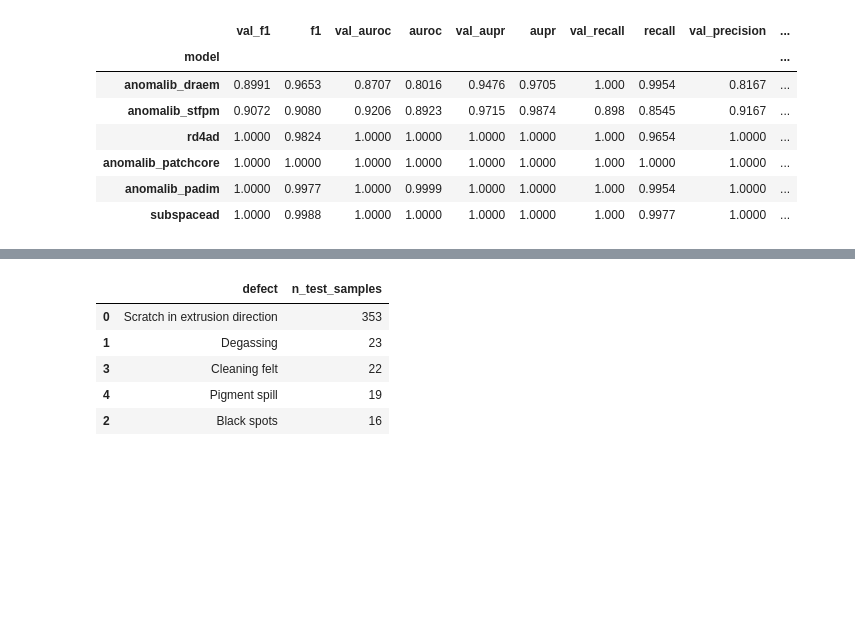
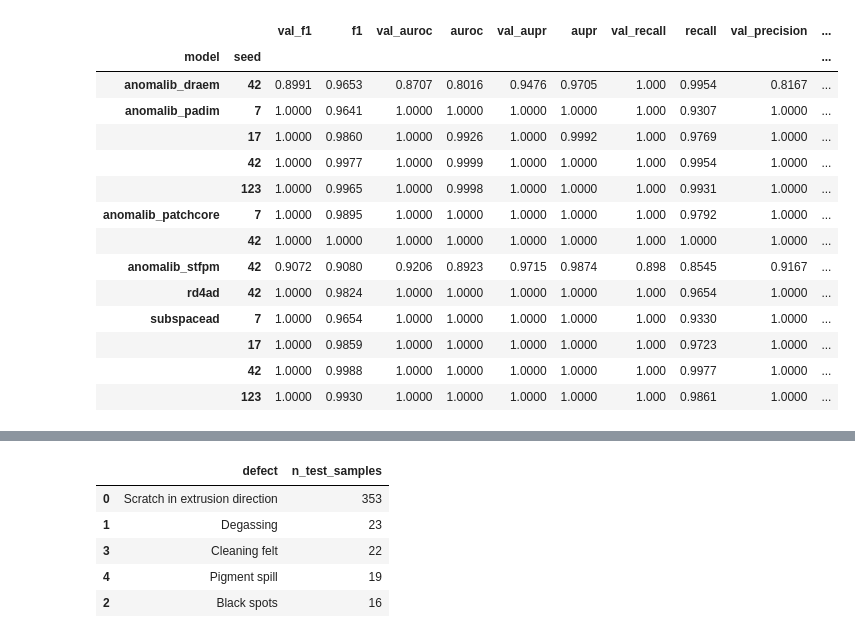
Before and after one commit to LorenzSF/Real-time-visual-defect-detection, a Jupyter notebook: notebooks/analyze jobB.ipynb, the cells around one changed output, grey strips where cells are left out. Drawn from its saved outputs; the diff is of its cells as text; code cells hidden in the pictures; blank space fills up the shorter version.

```diff
--- a/notebooks/analyze jobB.ipynb
+++ b/notebooks/analyze jobB.ipynb
@@ -32,11 +42,14 @@ if REPO.name == "notebooks":
 
 OUTPUTS = REPO / "data" / "outputs"
 JOBB_DIR = OUTPUTS / "jobB_val_defect_V1"
+JOBB_SEED_DIR = OUTPUTS / "jobB_val_defect_and_seed"
 JOBA_DIR = OUTPUTS / "jobA_val_defect_V1"
 ANALYSIS_DIR = JOBB_DIR / "_analysis"
 
-assert JOBB_DIR.is_dir(), f"missing {JOBB_DIR}"
-print("REPO    :", REPO)
-print("JOBB    :", JOBB_DIR)
-print("JOBA    :", JOBA_DIR if JOBA_DIR.is_dir() else "(not present)")
+JOBB_SOURCES = [d for d in (JOBB_DIR, JOBB_SEED_DIR) if d.is_dir()]
+assert JOBB_SOURCES, f"no JobB output dirs found under {OUTPUTS}"
+print("REPO         :", REPO)
+for d in JOBB_SOURCES:
+    print("JOBB source :", d)
+print("JOBA         :", JOBA_DIR if JOBA_DIR.is_dir() else "(not present)")
 # %% [output]
@@ -127,17 +178,24 @@ summary.round(4)
 # %%
-# val (calibration) vs test (held-out) — generalization gap.
-gap_cols = ["model", "val_f1", "f1", "val_auroc", "auroc", "val_aupr", "aupr", "val_recall", "recall", "val_precision", "precision"]
+# val (calibration) vs test (held-out) — generalization gap, per (model, seed).
+gap_cols = ["model", "seed", "val_f1", "f1", "val_auroc", "auroc", "val_aupr", "aupr", "val_recall", "recall", "val_precision", "precision"]
 gap = df[gap_cols].copy()
 for m in ["f1", "auroc", "aupr", "recall", "precision"]:
     gap[f"{m}_gap"] = gap[m] - gap[f"val_{m}"]
-gap.set_index("model").round(4)
+gap.sort_values(["model", "seed"]).set_index(["model", "seed"]).round(4)
 # %% [output]
-|  | val_f1 | f1 | val_auroc | auroc | val_aupr | aupr | val_recall | recall | val_precision | ... |
-| model |  |  |  |  |  |  |  |  |  | ... |
-| anomalib_draem | 0.8991 | 0.9653 | 0.8707 | 0.8016 | 0.9476 | 0.9705 | 1.000 | 0.9954 | 0.8167 | ... |
-| anomalib_stfpm | 0.9072 | 0.9080 | 0.9206 | 0.8923 | 0.9715 | 0.9874 | 0.898 | 0.8545 | 0.9167 | ... |
-| rd4ad | 1.0000 | 0.9824 | 1.0000 | 1.0000 | 1.0000 | 1.0000 | 1.000 | 0.9654 | 1.0000 | ... |
-| anomalib_patchcore | 1.0000 | 1.0000 | 1.0000 | 1.0000 | 1.0000 | 1.0000 | 1.000 | 1.0000 | 1.0000 | ... |
-| anomalib_padim | 1.0000 | 0.9977 | 1.0000 | 0.9999 | 1.0000 | 1.0000 | 1.000 | 0.9954 | 1.0000 | ... |
-| subspacead | 1.0000 | 0.9988 | 1.0000 | 1.0000 | 1.0000 | 1.0000 | 1.000 | 0.9977 | 1.0000 | ... |
+|  |  | val_f1 | f1 | val_auroc | auroc | val_aupr | aupr | val_recall | recall | val_precision | ... |
+| model | seed |  |  |  |  |  |  |  |  |  | ... |
+| anomalib_draem | 42 | 0.8991 | 0.9653 | 0.8707 | 0.8016 | 0.9476 | 0.9705 | 1.000 | 0.9954 | 0.8167 | ... |
+| anomalib_padim | 7 | 1.0000 | 0.9641 | 1.0000 | 1.0000 | 1.0000 | 1.0000 | 1.000 | 0.9307 | 1.0000 | ... |
+|  | 17 | 1.0000 | 0.9860 | 1.0000 | 0.9926 | 1.0000 | 0.9992 | 1.000 | 0.9769 | 1.0000 | ... |
+|  | 42 | 1.0000 | 0.9977 | 1.0000 | 0.9999 | 1.0000 | 1.0000 | 1.000 | 0.9954 | 1.0000 | ... |
+|  | 123 | 1.0000 | 0.9965 | 1.0000 | 0.9998 | 1.0000 | 1.0000 | 1.000 | 0.9931 | 1.0000 | ... |
+| anomalib_patchcore | 7 | 1.0000 | 0.9895 | 1.0000 | 1.0000 | 1.0000 | 1.0000 | 1.000 | 0.9792 | 1.0000 | ... |
+|  | 42 | 1.0000 | 1.0000 | 1.0000 | 1.0000 | 1.0000 | 1.0000 | 1.000 | 1.0000 | 1.0000 | ... |
+| anomalib_stfpm | 42 | 0.9072 | 0.9080 | 0.9206 | 0.8923 | 0.9715 | 0.9874 | 0.898 | 0.8545 | 0.9167 | ... |
+| rd4ad | 42 | 1.0000 | 0.9824 | 1.0000 | 1.0000 | 1.0000 | 1.0000 | 1.000 | 0.9654 | 1.0000 | ... |
+| subspacead | 7 | 1.0000 | 0.9654 | 1.0000 | 1.0000 | 1.0000 | 1.0000 | 1.000 | 0.9330 | 1.0000 | ... |
+|  | 17 | 1.0000 | 0.9859 | 1.0000 | 1.0000 | 1.0000 | 1.0000 | 1.000 | 0.9723 | 1.0000 | ... |
+|  | 42 | 1.0000 | 0.9988 | 1.0000 | 1.0000 | 1.0000 | 1.0000 | 1.000 | 0.9977 | 1.0000 | ... |
+|  | 123 | 1.0000 | 0.9930 | 1.0000 | 1.0000 | 1.0000 | 1.0000 | 1.000 | 0.9861 | 1.0000 | ... |
 # %%
```
Also changed, not shown: parts of 28 cells of this notebook, 14 other files.
